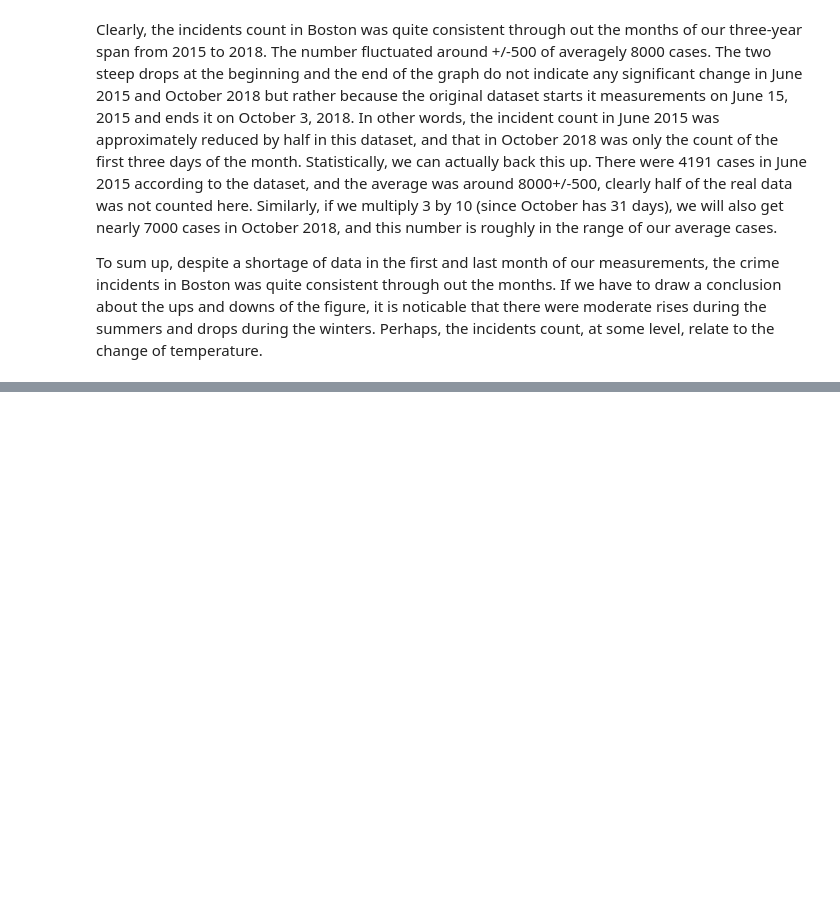
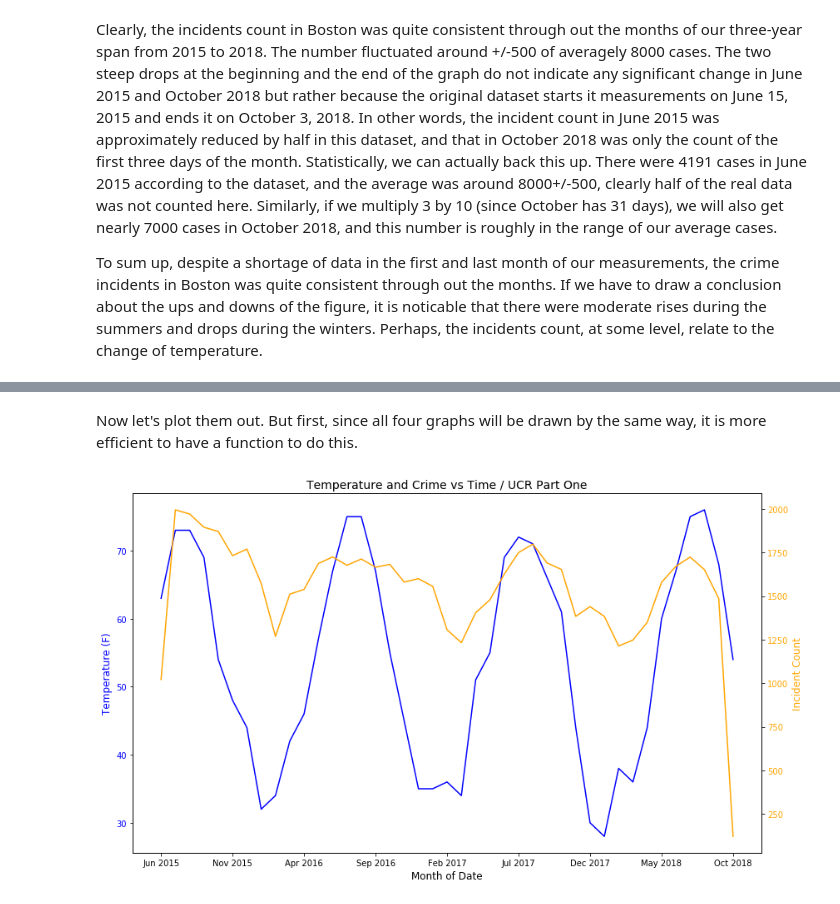
Before and after one commit to Prakhar-Saxena/INFO212-FinalProject, a Jupyter notebook: Final Project.ipynb, the cells around one changed output, grey strips where cells are left out. Cells and saved outputs as stored; diff of their text form; code cells hidden in the pictures; blank space fills up the shorter version.

```diff
--- a/Final Project.ipynb
+++ b/Final Project.ipynb
@@ -356,0 +472,13 @@ To sum up, despite a shortage of data in the first and last month of our measure
+# %%
+# Create a list of unique "Month Year" values
+month_list = weather_cln_cut["Month Year"].unique().tolist()
+# %%
+# List for monthly average temperatures
+tavg_list = []
+
+# Create a new 'weather_month' dataframe in each loop. Average temperature will be calculated
+# in that dataframe, then we append it to the 'tavg_list'.
+for monthYear in month_list:
+    weather_month = weather_cln[weather_cln['Month Year'] == monthYear]
+    tavg = weather_month['TAVG'].mean()
+    tavg_list.append(int(tavg))
@@ -356,0 +487,3 @@ To sum up, despite a shortage of data in the first and last month of our measure
+# %%
+crime_month["Average Temperature"] = tavg_list
+crime_month.head(10)
@@ -356,0 +502,30 @@ To sum up, despite a shortage of data in the first and last month of our measure
+# %% [markdown]
+Now let's plot them out. But first, since all four graphs will be drawn by the same way, it is more efficient to have a function to do this.
+# %%
+def draw_UCR(temp, crime, number):
+    fig, ax1 = plt.subplots(1,1, figsize=(12,7))
+    ax1.plot(crime_month["Month Year"], temp, color='blue')
+    ax1.set_xticks([0,5,10,15,20,25,30,35,40])
+    ax1.set_xticklabels(["Jun 2015", "Nov 2015", "Apr 2016", "Sep 2016",
+                         "Feb 2017", "Jul 2017", "Dec 2017", "May 2018", "Oct 2018"])
+    ax1.set_xlabel("Month of Date", size=12)
+    ax1.set_ylabel("Temperature (F)", size=12, color='blue')
+    ax1.set_title("Temperature and Crime vs Time / UCR Part {0}".format(number), size=14)
+    ax1.tick_params(axis='y', labelcolor='blue')
+
+    ax2 = ax1.twinx() # instantiate a second axes that shares the same x-axis
+
+    ax2.plot(crime_month["Month Year"], crime, color='orange')
+    ax2.set_xticks([0,5,10,15,20,25,30,35,40])
+    ax2.set_xticklabels(["Jun 2015", "Nov 2015", "Apr 2016", "Sep 2016",
+                         "Feb 2017", "Jul 2017", "Dec 2017", "May 2018", "Oct 2018"])
+    ax2.set_ylabel("Incident Count", size=12, color='orange')
+    ax2.tick_params(axis='y', labelcolor='orange')
+
+    fig.tight_layout()
+    return plt.show()
+# %%
+# UCR Part One Graph
+draw_UCR(crime_month['Average Temperature'], crime_month['Incident Count Part One'], 'One')
+# %% [output]
+[figure, added]
```
Also changed, not shown: parts of 23 cells of this notebook.
